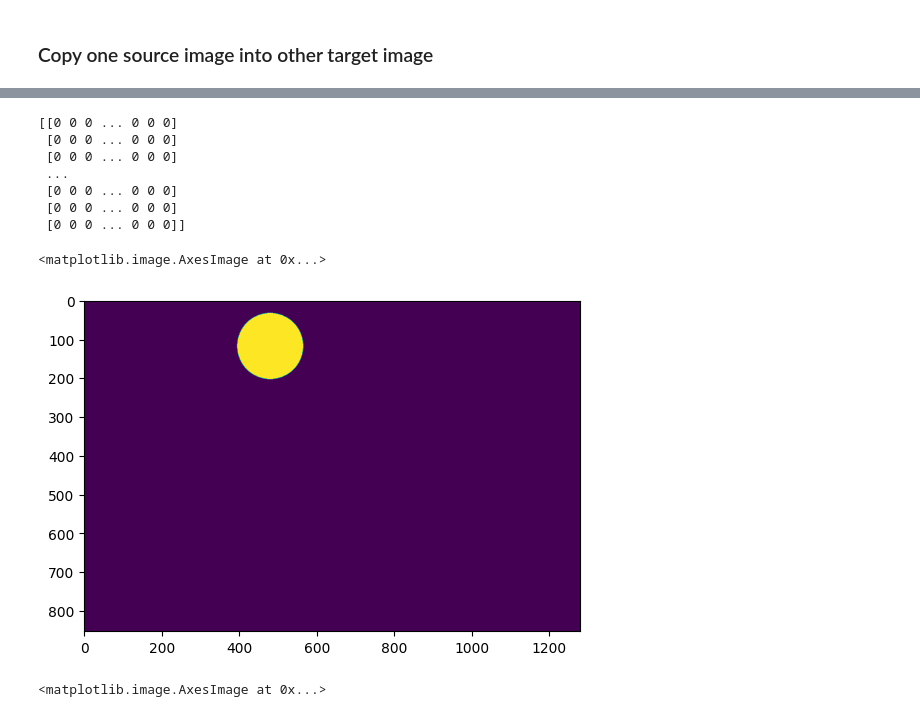
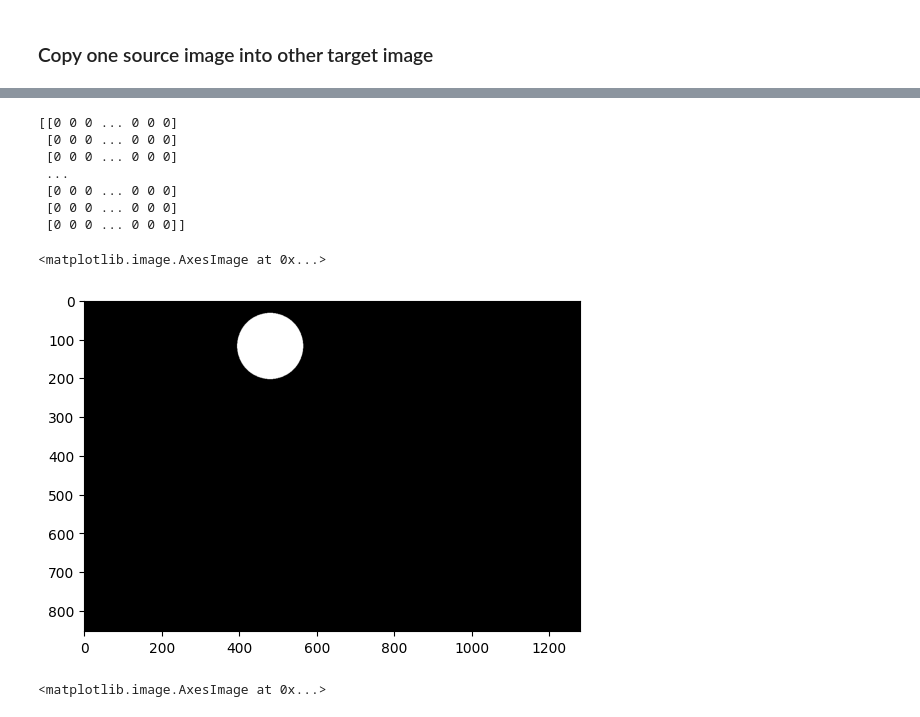
Before and after one commit to chris00234/image_blending_CV, a Jupyter notebook: main.ipynb, the cells around one changed output, grey strips where cells are left out. Cells and saved outputs as stored; diff of their text form; code cells hidden in the pictures.

```diff
--- a/main.ipynb
+++ b/main.ipynb
@@ -112,23 +112,23 @@ for i in range(300):
 # %%
 mask = np.zeros((gray_moon_img.shape), dtype= np.uint8)
 cv2.circle(mask, (480,118), 85, 1, -1, cv2.LINE_AA)
 
 
 # Apply the mask to the original image
 # masked_image = cv2.bitwise_and(moon_img, moon_img, mask=mask)
 # print(masked_image.shape)
 print(mask[200:240, 950:1000])
-plt.imshow(mask)
+plt.imshow(mask, cmap = 'gray')
 # %% [output]
 [[0 0 0 ... 0 0 0]
  [0 0 0 ... 0 0 0]
  [0 0 0 ... 0 0 0]
  ...
  [0 0 0 ... 0 0 0]
  [0 0 0 ... 0 0 0]
  [0 0 0 ... 0 0 0]]
 <matplotlib.image.AxesImage at 0x...>
-[figure, old version]
+[figure, new version]
 # %%
 shifted_image =(np.dstack((shifted_R_img,shifted_G_img,shifted_B_img))) .astype(np.uint8)
 plt.imshow(shifted_image)
```
Also changed, not shown: parts of 6 cells of this notebook, 6 other files.
